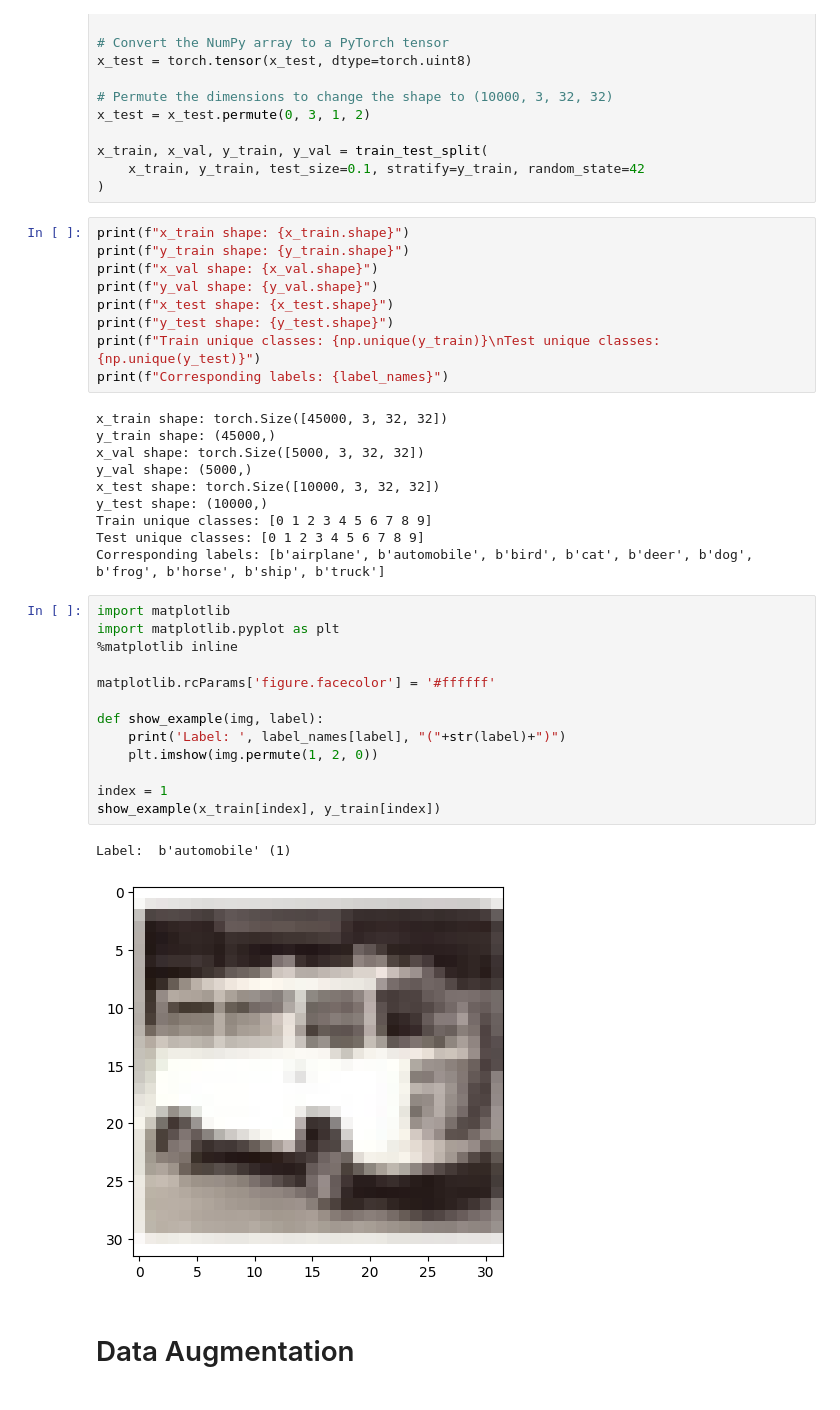
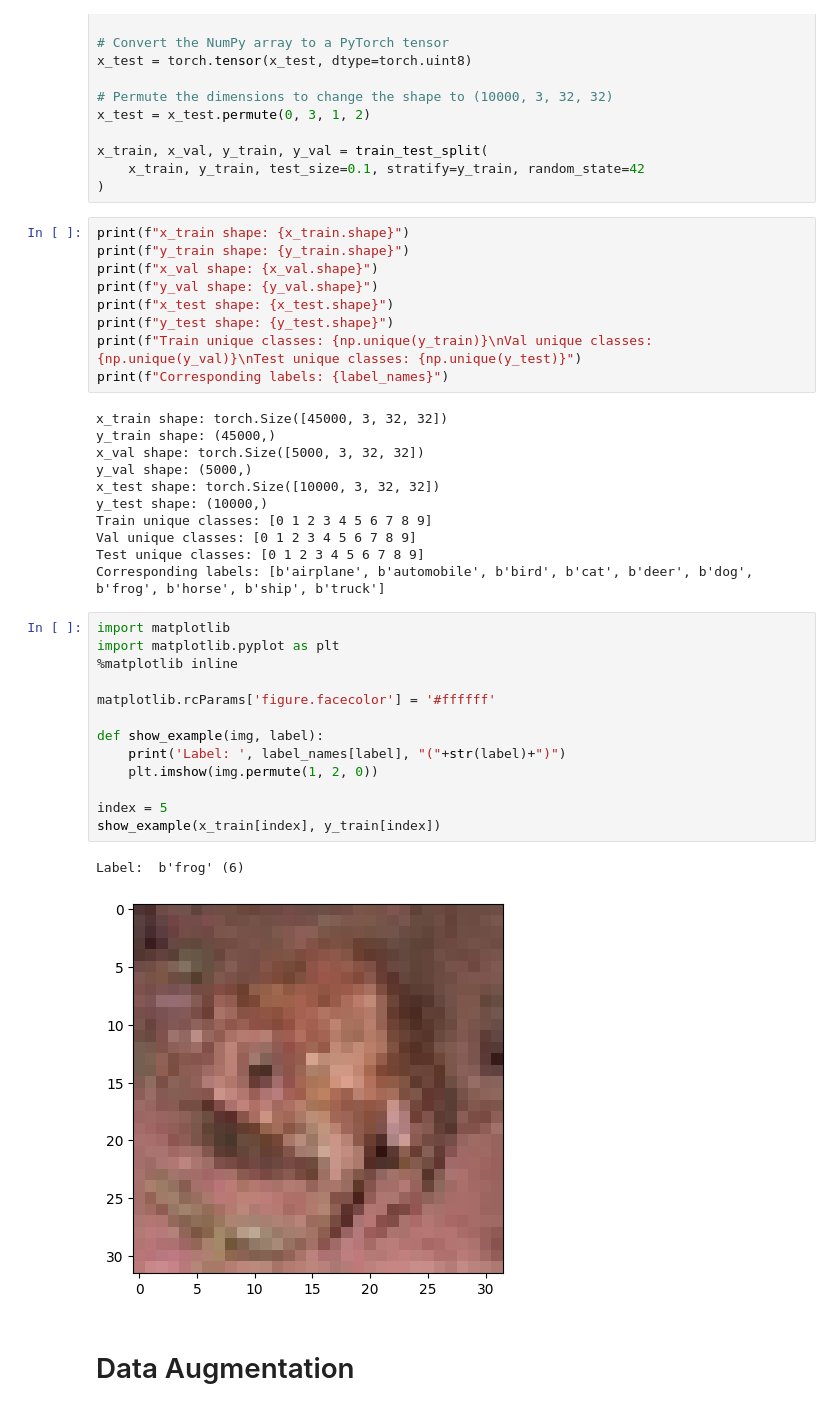
Before and after one commit to rcn255/ml-ex3, a Jupyter notebook: janick/cnn.ipynb, the cells around one changed output. Cells and saved outputs as stored; diff of their text form.

```diff
--- a/janick/cnn.ipynb
+++ b/janick/cnn.ipynb
@@ -64,7 +64,7 @@ print(f"x_val shape: {x_val.shape}")
 print(f"y_val shape: {y_val.shape}")
 print(f"x_test shape: {x_test.shape}")
 print(f"y_test shape: {y_test.shape}")
-print(f"Train unique classes: {np.unique(y_train)}\nTest unique classes: {np.unique(y_test)}")
+print(f"Train unique classes: {np.unique(y_train)}\nVal unique classes: {np.unique(y_val)}\nTest unique classes: {np.unique(y_test)}")
 print(f"Corresponding labels: {label_names}")
 # %% [output]
 x_train shape: torch.Size([45000, 3, 32, 32])
@@ -74,24 +74,25 @@ y_val shape: (5000,)
 x_test shape: torch.Size([10000, 3, 32, 32])
 y_test shape: (10000,)
 Train unique classes: [0 1 2 3 4 5 6 7 8 9]
+Val unique classes: [0 1 2 3 4 5 6 7 8 9]
 Test unique classes: [0 1 2 3 4 5 6 7 8 9]
 Corresponding labels: [b'airplane', b'automobile', b'bird', b'cat', b'deer', b'dog', b'frog', b'horse', b'ship', b'truck']
 # %%
 import matplotlib
 import matplotlib.pyplot as plt
 %matplotlib inline
 
 matplotlib.rcParams['figure.facecolor'] = '#ffffff'
 
 def show_example(img, label):
     print('Label: ', label_names[label], "("+str(label)+")")
     plt.imshow(img.permute(1, 2, 0))
 
-index = 1
+index = 5
 show_example(x_train[index], y_train[index])
 # %% [output]
-Label:  b'automobile' (1)
+Label:  b'frog' (6)
-[figure, old version]
+[figure, new version]
 # %% [markdown]
  # Data Augmentation
 # %%
```
Also changed, not shown: parts of 28 cells of this notebook, 1 other file.
